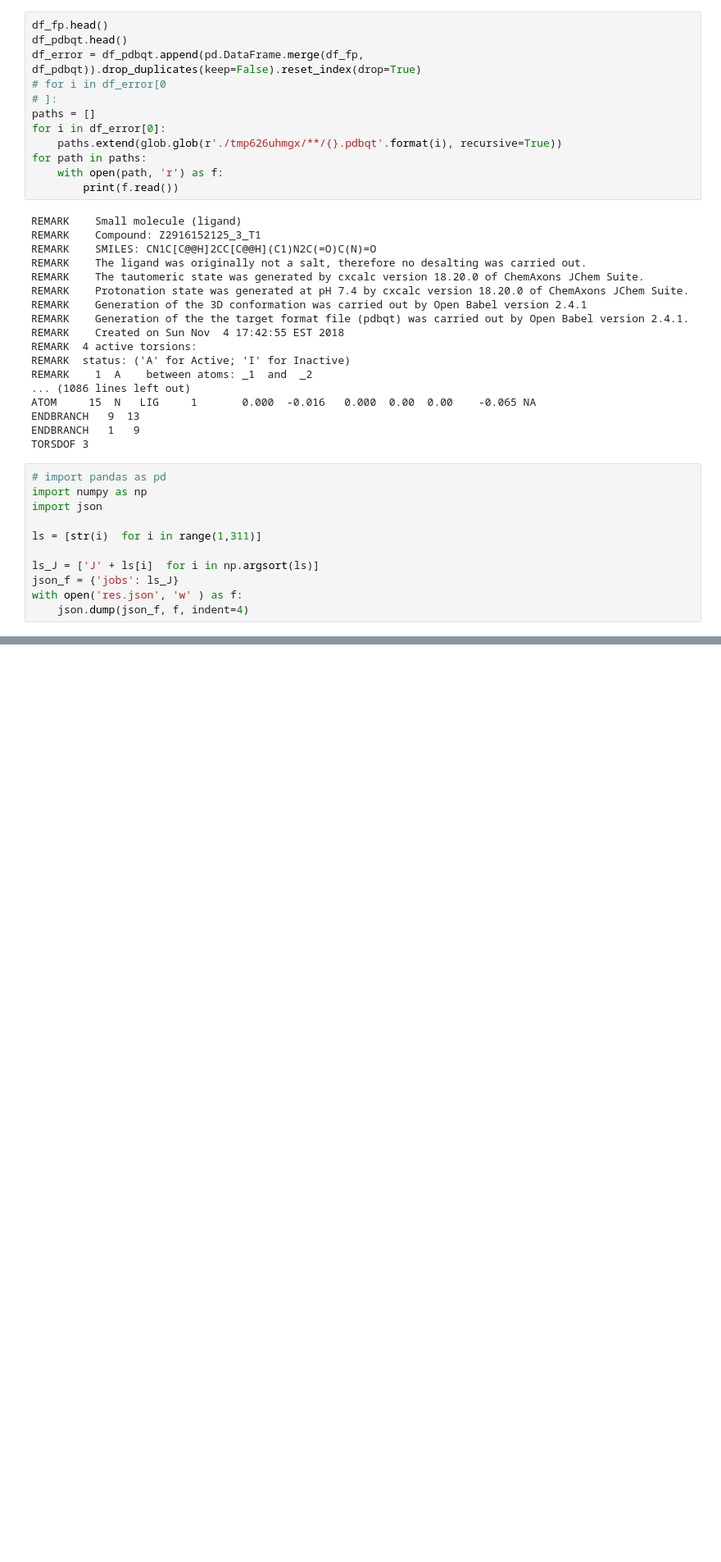
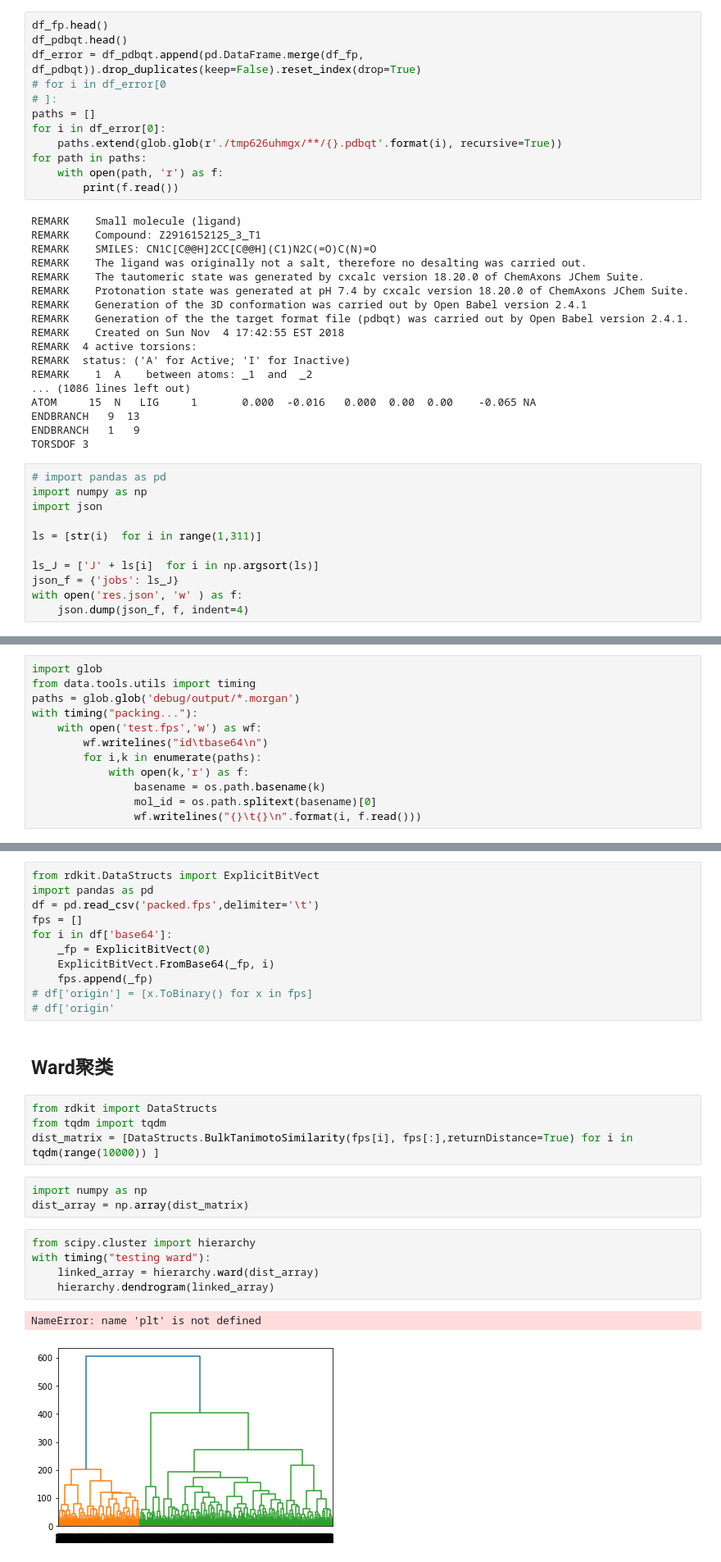
Before and after one commit to wewewexiao2008/virtual-screen, a Jupyter notebook: notebook.ipynb, the cells around one changed output, grey strips where cells are left out. Shown at 82% size. Drawn from its saved outputs; the diff is of its cells as text; blank space fills up the shorter version.

```diff
--- a/notebook.ipynb
+++ b/notebook.ipynb
@@ -450,0 +424,12 @@ with open('res.json', 'w' ) as f:
+# %%
+import glob
+from data.tools.utils import timing
+paths = glob.glob('debug/output/*.morgan')
+with timing("packing..."):
+    with open('test.fps','w') as wf:
+        wf.writelines("id\tbase64\n")
+        for i,k in enumerate(paths):
+            with open(k,'r') as f:
+                basename = os.path.basename(k)
+                mol_id = os.path.splitext(basename)[0]
+                wf.writelines("{}\t{}\n".format(i, f.read()))
@@ -450,0 +442,28 @@ with open('res.json', 'w' ) as f:
+# %%
+from rdkit.DataStructs import ExplicitBitVect
+import pandas as pd
+df = pd.read_csv('packed.fps',delimiter='\t')
+fps = []
+for i in df['base64']:
+    _fp = ExplicitBitVect(0)
+    ExplicitBitVect.FromBase64(_fp, i)
+    fps.append(_fp)
+# df['origin'] = [x.ToBinary() for x in fps]
+# df['origin'
+# %% [markdown]
+## Ward聚类
+# %%
+from rdkit import DataStructs
+from tqdm import tqdm
+dist_matrix = [DataStructs.BulkTanimotoSimilarity(fps[i], fps[:],returnDistance=True) for i in tqdm(range(10000)) ]
+# %%
+import numpy as np
+dist_array = np.array(dist_matrix)
+# %%
+from scipy.cluster import hierarchy
+with timing("testing ward"):
+    linked_array = hierarchy.ward(dist_array)
+    hierarchy.dendrogram(linked_array)
+# %% [output]
+NameError: name 'plt' is not defined
+[figure, added]
```
Also changed, not shown: parts of 37 cells of this notebook, 4 other files.
